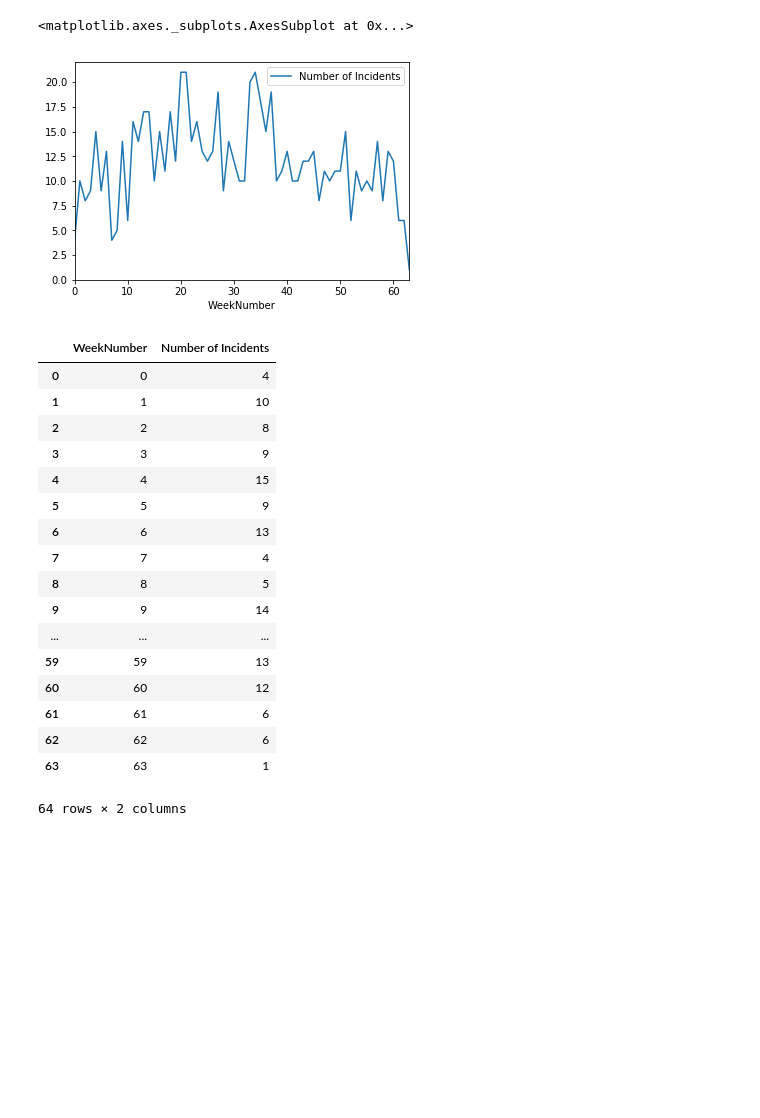
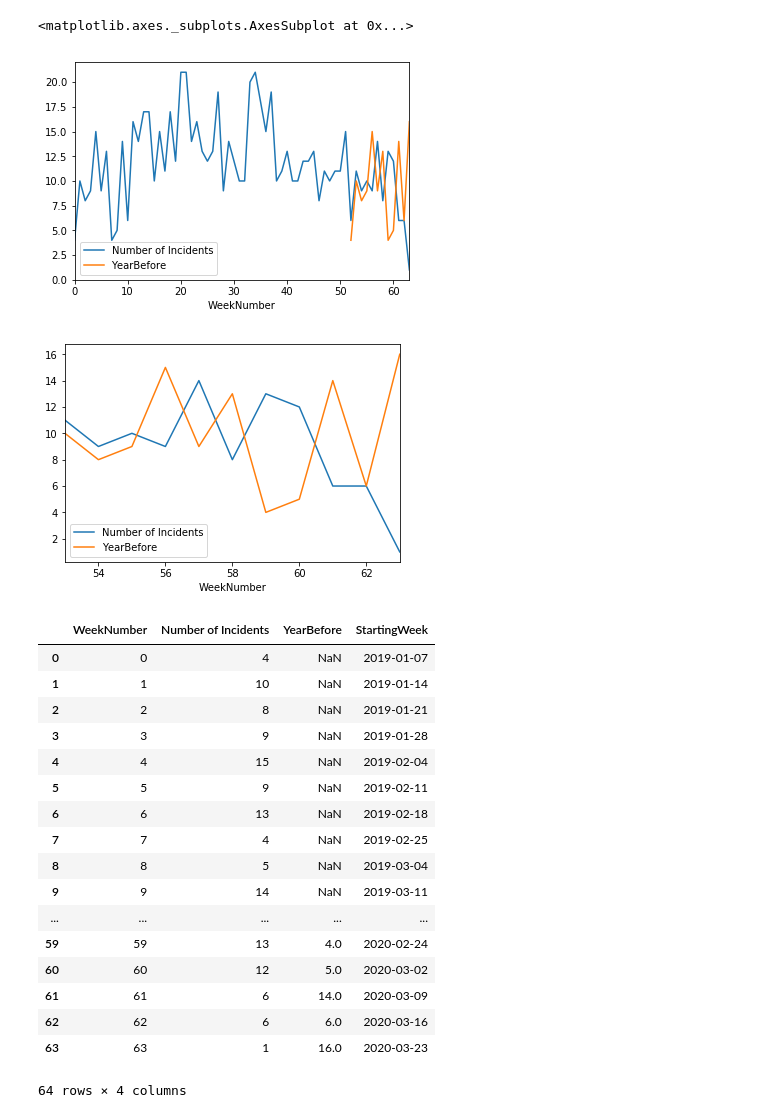
Before and after one commit to cassidy577/WeeklyHomicideIncidentsChicago, a Jupyter notebook: WeeklyHomicidesInChicago.ipynb, the cells around one changed output. Drawn from its saved outputs; the diff is of its cells as text; code cells hidden in the pictures; blank space fills up the shorter version.

Commit message:
add data for year before
add data for year before

```diff
--- a/WeeklyHomicidesInChicago.ipynb
+++ b/WeeklyHomicidesInChicago.ipynb
@@ -34,26 +32,40 @@ dfByWeek = dfSpan.groupby("WeekNumber").size().reset_index(name='Number of Incid
+# %%
+# add data from year before
+dfByWeek = dfSpan.groupby("WeekNumber").size().reset_index(name='Number of Incidents')
+def getYearBeforeAmt(row):
+    if row["WeekNumber"] >= 52:
+        return dfByWeek.iloc[row["WeekNumber"] - 52]["Number of Incidents"]
+    return None
+dfByWeek['YearBefore'] = dfByWeek.apply (lambda row: getYearBeforeAmt(row), axis=1)
 # %%
-dfByWeek.plot(["WeekNumber"])
+dfByWeek.plot("WeekNumber")
+dfByWeek[dfByWeek["WeekNumber"] > 52].plot("WeekNumber")
 # %% [output]
 <matplotlib.axes._subplots.AxesSubplot at 0x...>
-[figure, old version]
+[figure, new version]
+[figure, added]
-# %%
-dfByWeek
-# %% [output]
-|  | WeekNumber | Number of Incidents |
-| 0 | 0 | 4 |
-| 1 | 1 | 10 |
-| 2 | 2 | 8 |
-| 3 | 3 | 9 |
-| 4 | 4 | 15 |
-| 5 | 5 | 9 |
-| 6 | 6 | 13 |
-| 7 | 7 | 4 |
-| 8 | 8 | 5 |
-| 9 | 9 | 14 |
-| ... | ... | ... |
-| 59 | 59 | 13 |
-| 60 | 60 | 12 |
-| 61 | 61 | 6 |
-| 62 | 62 | 6 |
-| 63 | 63 | 1 |
-64 rows × 2 columns
+# %%
+def getStartDate(row):
+    return datetime.timedelta(weeks=row["WeekNumber"]) + startDate
+dfByWeek['StartingWeek'] = dfByWeek.apply (lambda row: getStartDate(row), axis=1)
+
+dfByWeek
+# %% [output]
+|  | WeekNumber | Number of Incidents | YearBefore | StartingWeek |
+| 0 | 0 | 4 | NaN | 2019-01-07 |
+| 1 | 1 | 10 | NaN | 2019-01-14 |
+| 2 | 2 | 8 | NaN | 2019-01-21 |
+| 3 | 3 | 9 | NaN | 2019-01-28 |
+| 4 | 4 | 15 | NaN | 2019-02-04 |
+| 5 | 5 | 9 | NaN | 2019-02-11 |
+| 6 | 6 | 13 | NaN | 2019-02-18 |
+| 7 | 7 | 4 | NaN | 2019-02-25 |
+| 8 | 8 | 5 | NaN | 2019-03-04 |
+| 9 | 9 | 14 | NaN | 2019-03-11 |
+| ... | ... | ... | ... | ... |
+| 59 | 59 | 13 | 4.0 | 2020-02-24 |
+| 60 | 60 | 12 | 5.0 | 2020-03-02 |
+| 61 | 61 | 6 | 14.0 | 2020-03-09 |
+| 62 | 62 | 6 | 6.0 | 2020-03-16 |
+| 63 | 63 | 1 | 16.0 | 2020-03-23 |
+64 rows × 4 columns
```
Also changed, not shown: parts of 1 cell of this notebook.
